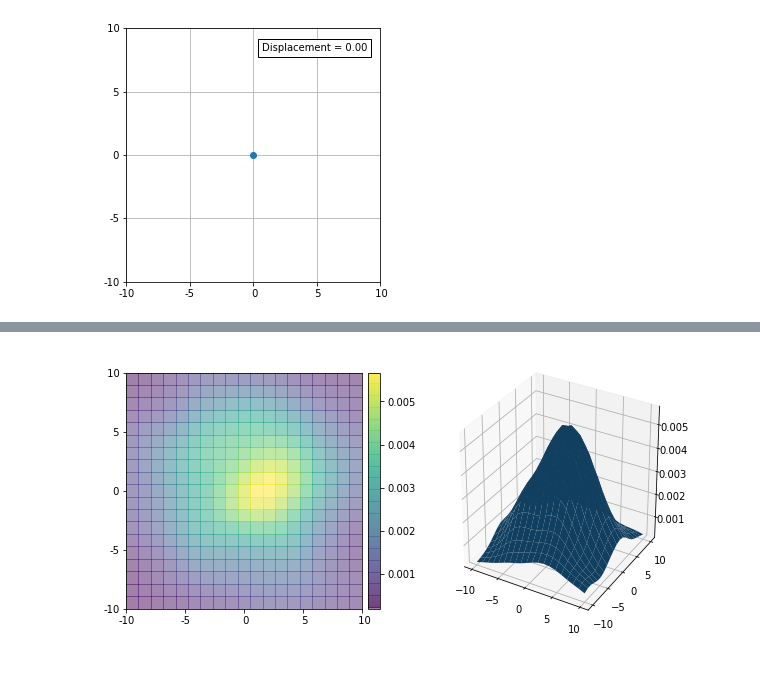
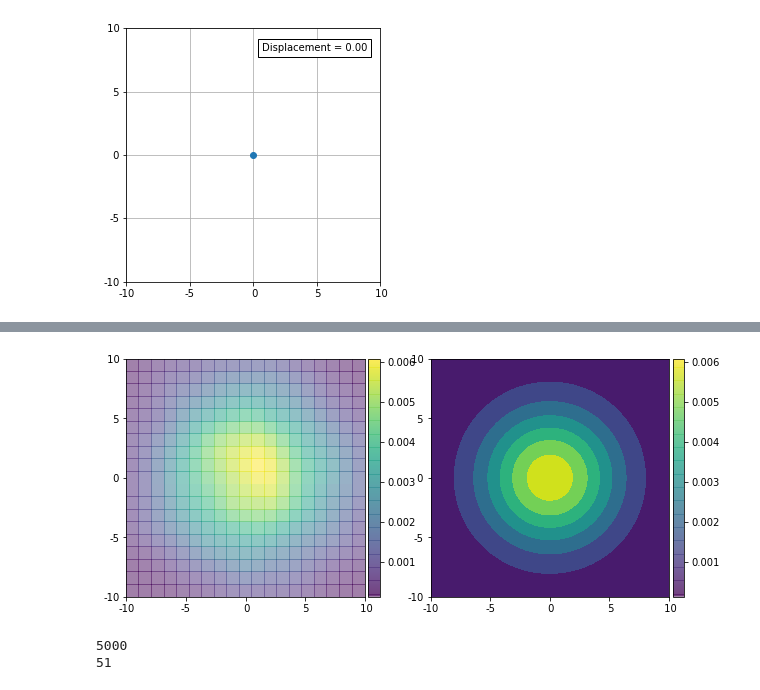
Before and after one commit to McMasterCMS/random-walk-diffusion, a Jupyter notebook: master_notebook.ipynb, the cells around one changed output, grey strips where cells are left out. Cells and saved outputs as stored; diff of their text form; code cells hidden in the pictures; blank space fills up the shorter version.

Commit message:
Added in gaussian distribution

```diff
--- a/master_notebook.ipynb
+++ b/master_notebook.ipynb
@@ -98,4 +98,8 @@ tools.display_atoms(atoms_final, atom_histories, disp_histories)
-# %%
-tools.display_probability(atoms_final)
-# %% [output]
-[figure, removed]
+# %%
+tools.display_probability(atoms_final, compare_gaussian=True, num_jumps=len(disp_histories[0]))
+print(len(disp_histories))
+print(len(disp_histories[0]))
+# %% [output]
+[figure, added]
+5000
+51
```
Also changed, not shown: parts of 4 cells of this notebook, 1 other file.
